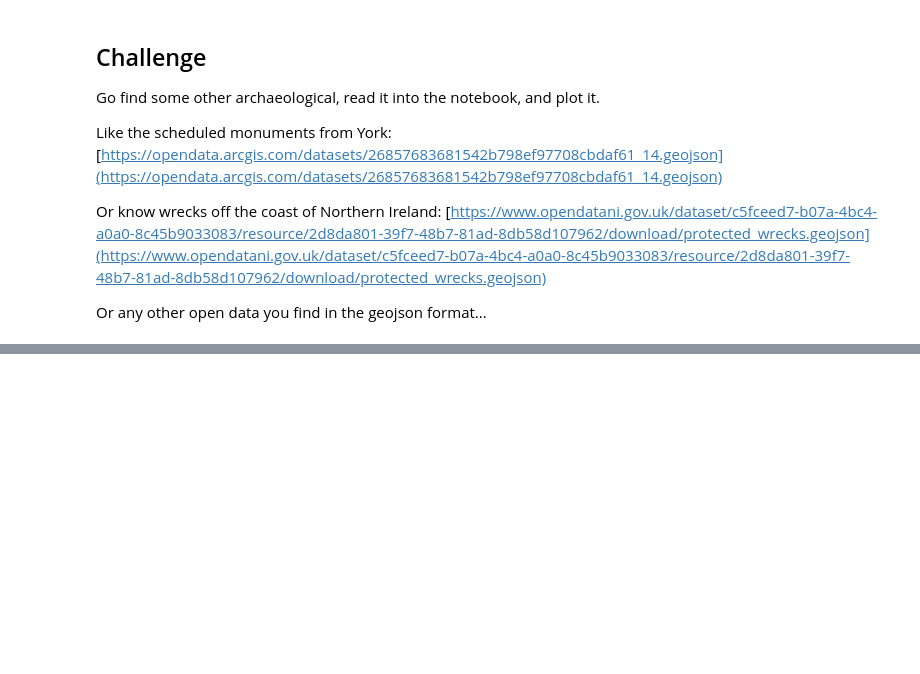
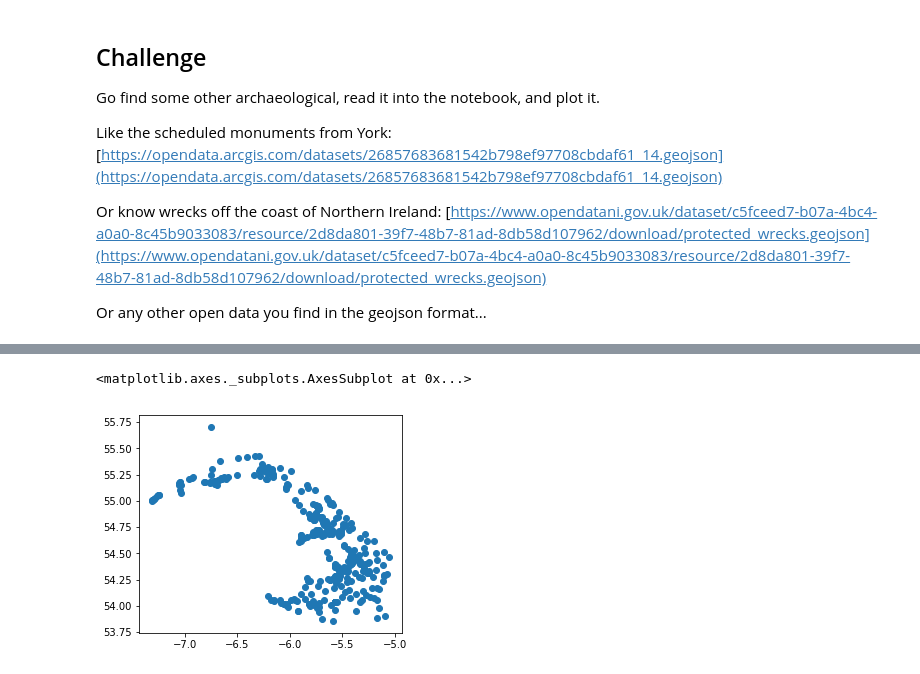
Before and after one commit to Jamie3099/JamieGISWork, a Jupyter notebook: 0_GetDataAndToolsJamie.ipynb, the cells around one changed output, grey strips where cells are left out. Drawn from its saved outputs; the diff is of its cells as text; code cells hidden in the pictures; blank space fills up the shorter version.

```diff
--- a/0_GetDataAndToolsJamie.ipynb
+++ b/0_GetDataAndToolsJamie.ipynb
@@ -106,0 +124,3 @@ Or any other open data you find in the geojson format...
+# %%
+url3 = "https://www.opendatani.gov.uk/dataset/c5fceed7-b07a-4bc4-a0a0-8c45b9033083/resource/2d8da801-39f7-48b7-81ad-8db58d107962/download/protected_wrecks.geojson"
+ff = gpd.read_file(url3)
@@ -106,0 +136,5 @@ Or any other open data you find in the geojson format...
+# %%
+ff.plot()
+# %% [output]
+<matplotlib.axes._subplots.AxesSubplot at 0x...>
+[figure, added]
```
Also changed, not shown: parts of 9 cells of this notebook.
